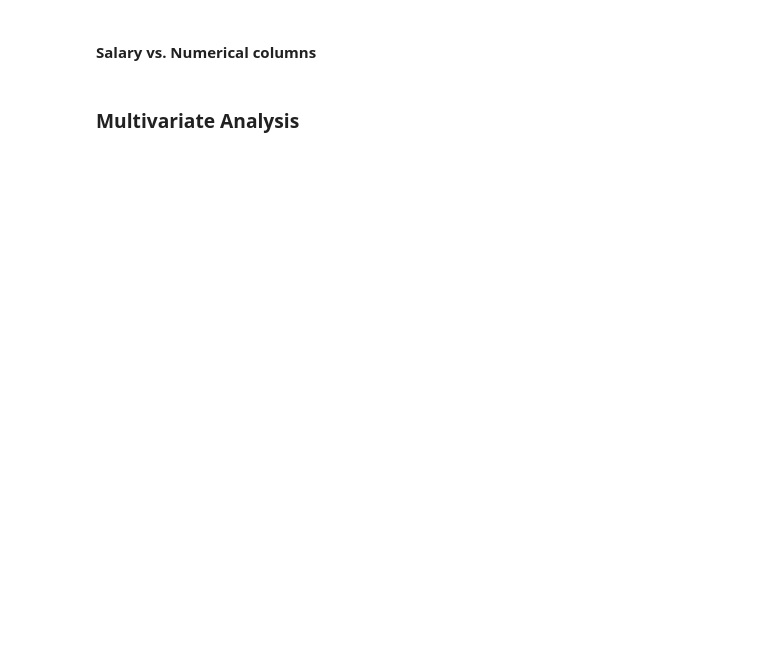
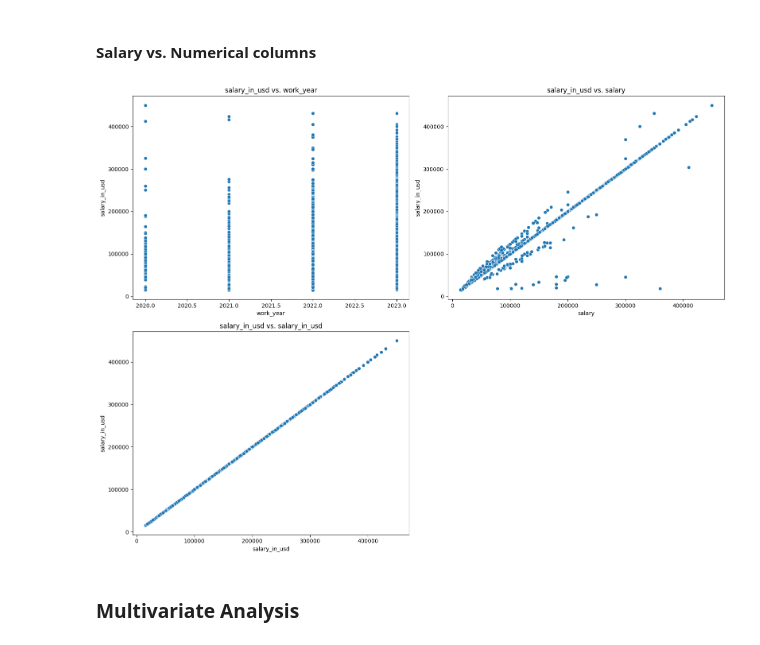
Before and after one commit to theo-picar1/DataSci_CA2_PairProject_2025, a Jupyter notebook: DataAnalysys.ipynb, the cells around one changed output. Saved outputs shown, nothing was run; the diff lists cells and outputs as text; code cells hidden in the pictures; blank space fills up the shorter version.

```diff
--- a/DataAnalysys.ipynb
+++ b/DataAnalysys.ipynb
@@ -143,21 +250,26 @@ plt.show()
 # %%
 plt.figure(figsize=(16, 12))
 
 for i, column in enumerate(numeric_cols, 1):
+    if numeric_cols == "salary_in_usd":
+        pass
+
     plt.subplot(2, 2, i)
 
     # 1. Use a Scatter Plot for Numeric vs. Numeric
     sns.scatterplot(x=column, y='salary_in_usd', data=data)
 
-    plt.title(f'Salary vs. {column}')
+    plt.title(f'salary_in_usd vs. {column}')
     plt.xlabel(column)
-    plt.ylabel('Salary (USD)')
+    plt.ylabel('salary_in_usd')
 
     # Rotation is less critical for numeric axes but harmless
     plt.xticks(rotation=0)
 
 plt.tight_layout()
 plt.show()
+# %% [output]
+[figure, added]
 # %% [markdown]
 ### Multivariate Analysis
 # %%
```
Also changed, not shown: parts of 30 cells of this notebook.
